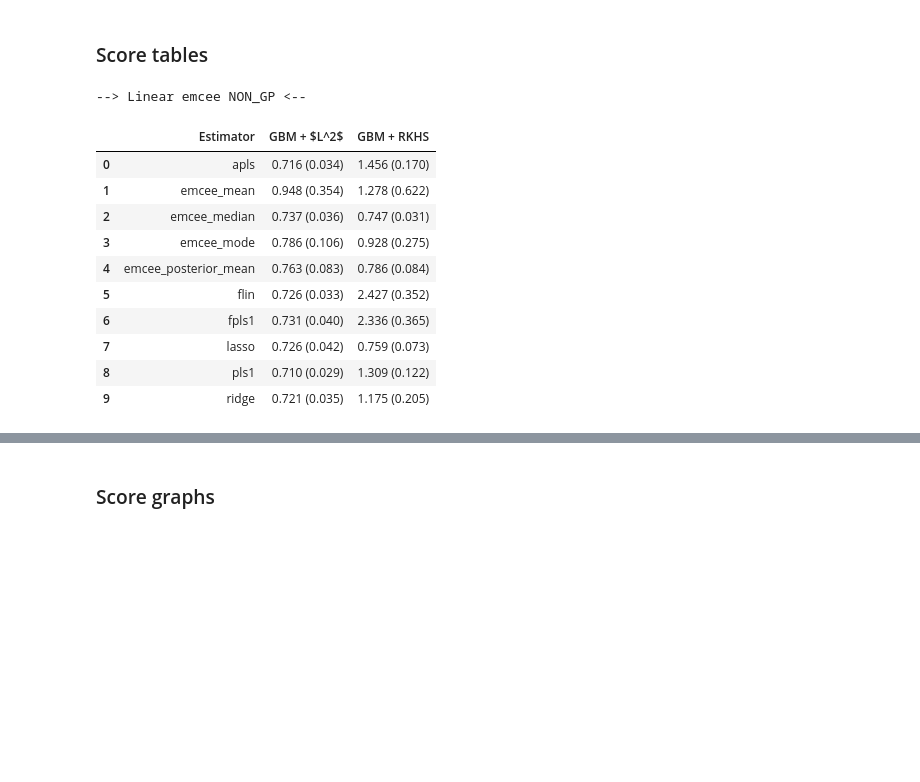
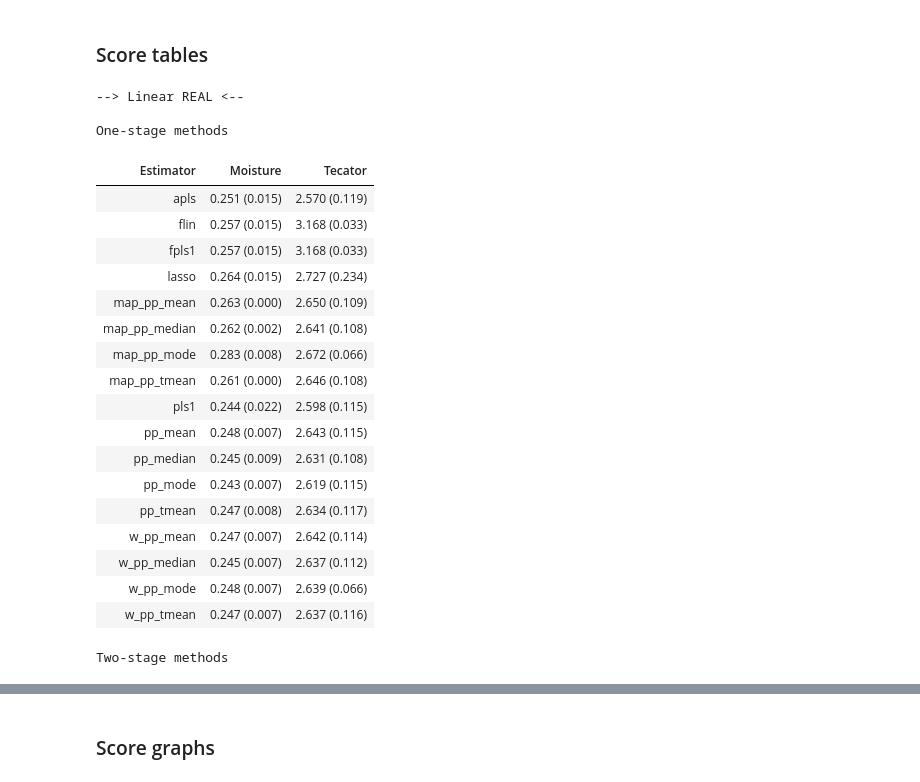
Before and after one commit to antcc/rk-bfr-jump, a Jupyter notebook: demo_results_analysis.ipynb, the cells around one changed output, grey strips where cells are left out. Saved outputs shown, nothing was run; the diff lists cells and outputs as text; code cells hidden in the pictures; blank space fills up the shorter version.

```diff
--- a/demo_results_analysis.ipynb
+++ b/demo_results_analysis.ipynb
@@ -305,7 +307,6 @@ SCORE_STR_FULL = SCORE_REG if KIND == "linear" else "Accuracy"
 ### Data gathering
 # %%
 # -- Data reading functions
-
 
 def get_filenames(*dirs, extension="csv"):
     rkhs = []
@@ -325,12 +326,7 @@ def get_filenames(*dirs, extension="csv"):
             if not SMOOTHING and "smoothing" in filename:
                 continue
 
-            if P_FREE and "p_free" not in filename:
-                continue
-            if not P_FREE and "p_free" in filename:
-                continue
-
-            if METHOD in filename and KIND_STR in filename and ext == extension:
+            if KIND_STR in filename and ext == extension:
                 if KIND == "linear" and "gbm" in filename:
                     non_gp += [dirname + filename]
                 elif KIND == "logistic" and "mixture" in filename:
@@ -350,19 +346,19 @@ def get_filenames(*dirs, extension="csv"):
 # %%
 # -- Data reading
 
-rkhs, l2, non_gp, real = get_filenames(DIR)
+rkhs, l2, non_gp, real = get_filenames(DIR_EXPERIMENTS)
 # %% [markdown]
 ### Score tables
 # %%
 # -- Table configuration
 
 PRINT_LATEX = False  # whether to print tables in Latex format
-dataname = "non_gp"  # 'rkhs', 'l2', 'non_gp' or 'real'
+dataname = "real"  # 'rkhs', 'l2', 'non_gp' or 'real'
 # %%
 # -- Create tables
 
-dfs_bayesian = []
-dfs_var_sel = []
+dfs_one_stage = []
+dfs_two_stage = []
 
 if dataname == "rkhs":
     data_all = rkhs
@@ -385,39 +381,50 @@ for name in data_all:
     df[kernel] = df[score_lst[0]] + " (" + df[score_lst[1]] + ")"
     df = df[["Estimator", kernel]]
 
-    df_bayesian, df_var_sel = separate_df(df, "Estimator")
-    dfs_bayesian.append(df_bayesian)
-    dfs_var_sel.append(df_var_sel)
+    df_one_stage, df_two_stage = separate_df(df, "Estimator", None)
+    dfs_one_stage.append(df_one_stage)
+    dfs_two_stage.append(df_two_stage)
 # %%
 # -- Show tables
 
 print(
     "--> "
     + KIND.capitalize()
     + " "
-    + METHOD
-    + " "
     + dataname.upper()
     + (" (smooth)" if SMOOTHING else "")
     + " <--\n"
 )
 
-for dfs in [dfs_bayesian, dfs_var_sel]:
+
+names = ["One-stage methods", "Two-stage methods"]
+for name, dfs in zip(names, [dfs_one_stage, dfs_two_stage]):
+    print(name)
     df_merge = reduce(lambda df1, df2: df1.merge(df2, on="Estimator", how="inner"), dfs)
     if PRINT_LATEX:
         print(df_merge.to_latex(index=False))
     else:
         display(df_merge.style.hide(axis='index'))
 # %% [output]
---> Linear emcee NON_GP <--
+--> Linear REAL <--
+
+One-stage methods
-|  | Estimator | GBM + $L^2$ | GBM + RKHS |
-| 0 | apls | 0.716 (0.034) | 1.456 (0.170) |
-| 1 | emcee_mean | 0.948 (0.354) | 1.278 (0.622) |
-| 2 | emcee_median | 0.737 (0.036) | 0.747 (0.031) |
-| 3 | emcee_mode | 0.786 (0.106) | 0.928 (0.275) |
-| 4 | emcee_posterior_mean | 0.763 (0.083) | 0.786 (0.084) |
-| 5 | flin | 0.726 (0.033) | 2.427 (0.352) |
-| 6 | fpls1 | 0.731 (0.040) | 2.336 (0.365) |
-| 7 | lasso | 0.726 (0.042) | 0.759 (0.073) |
-| 8 | pls1 | 0.710 (0.029) | 1.309 (0.122) |
-| 9 | ridge | 0.721 (0.035) | 1.175 (0.205) |
+| Estimator | Moisture | Tecator |
+| apls | 0.251 (0.015) | 2.570 (0.119) |
+| flin | 0.257 (0.015) | 3.168 (0.033) |
+| fpls1 | 0.257 (0.015) | 3.168 (0.033) |
+| lasso | 0.264 (0.015) | 2.727 (0.234) |
+| map_pp_mean | 0.263 (0.000) | 2.650 (0.109) |
+| map_pp_median | 0.262 (0.002) | 2.641 (0.108) |
+| map_pp_mode | 0.283 (0.008) | 2.672 (0.066) |
+| map_pp_tmean | 0.261 (0.000) | 2.646 (0.108) |
+| pls1 | 0.244 (0.022) | 2.598 (0.115) |
+| pp_mean | 0.248 (0.007) | 2.643 (0.115) |
+| pp_median | 0.245 (0.009) | 2.631 (0.108) |
+| pp_mode | 0.243 (0.007) | 2.619 (0.115) |
+| pp_tmean | 0.247 (0.008) | 2.634 (0.117) |
+| w_pp_mean | 0.247 (0.007) | 2.642 (0.114) |
+| w_pp_median | 0.245 (0.007) | 2.637 (0.112) |
+| w_pp_mode | 0.248 (0.007) | 2.639 (0.066) |
+| w_pp_tmean | 0.247 (0.007) | 2.637 (0.116) |
+Two-stage methods
```
Also changed, not shown: parts of 15 cells of this notebook, 9 other files.
